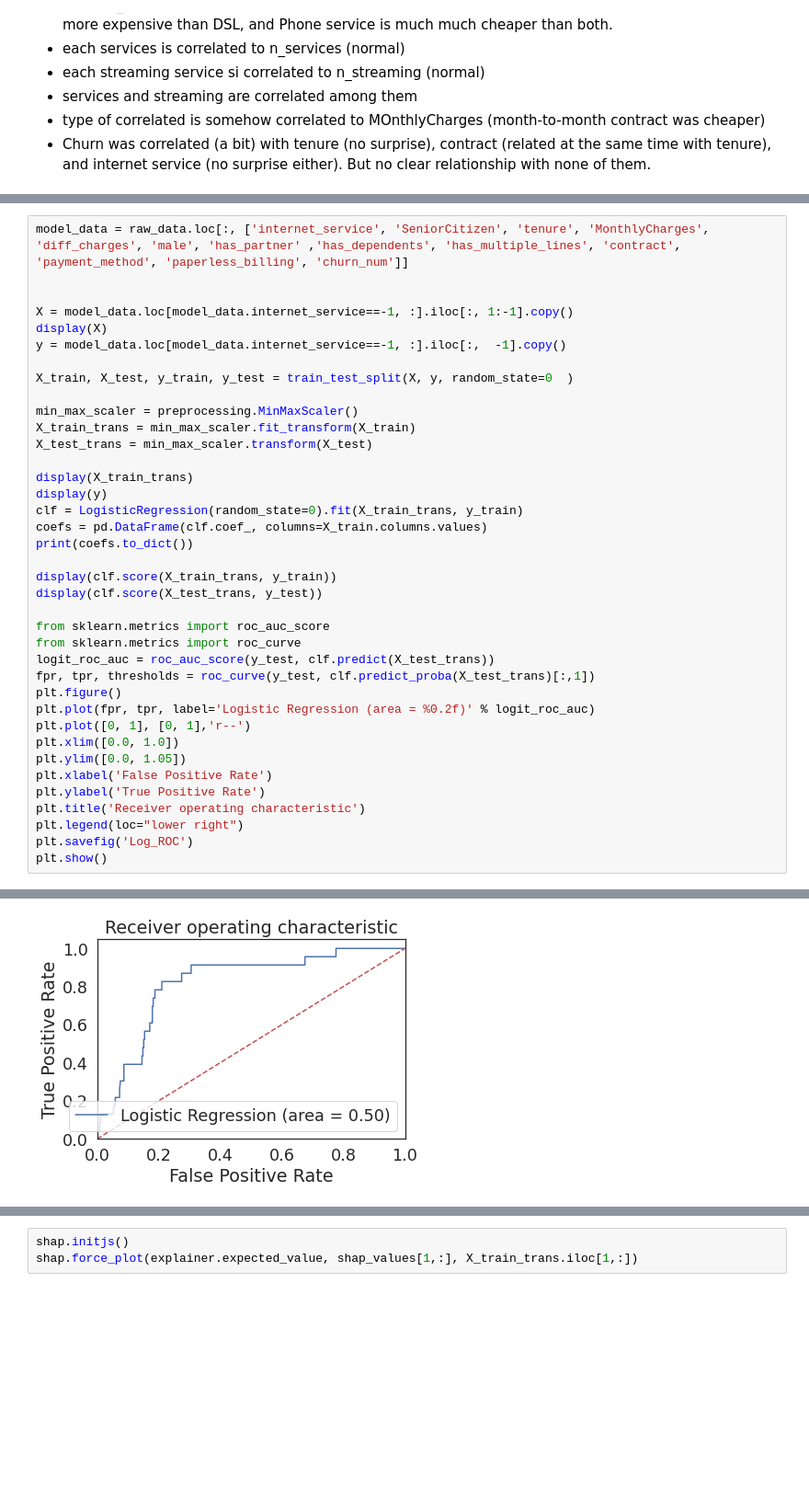
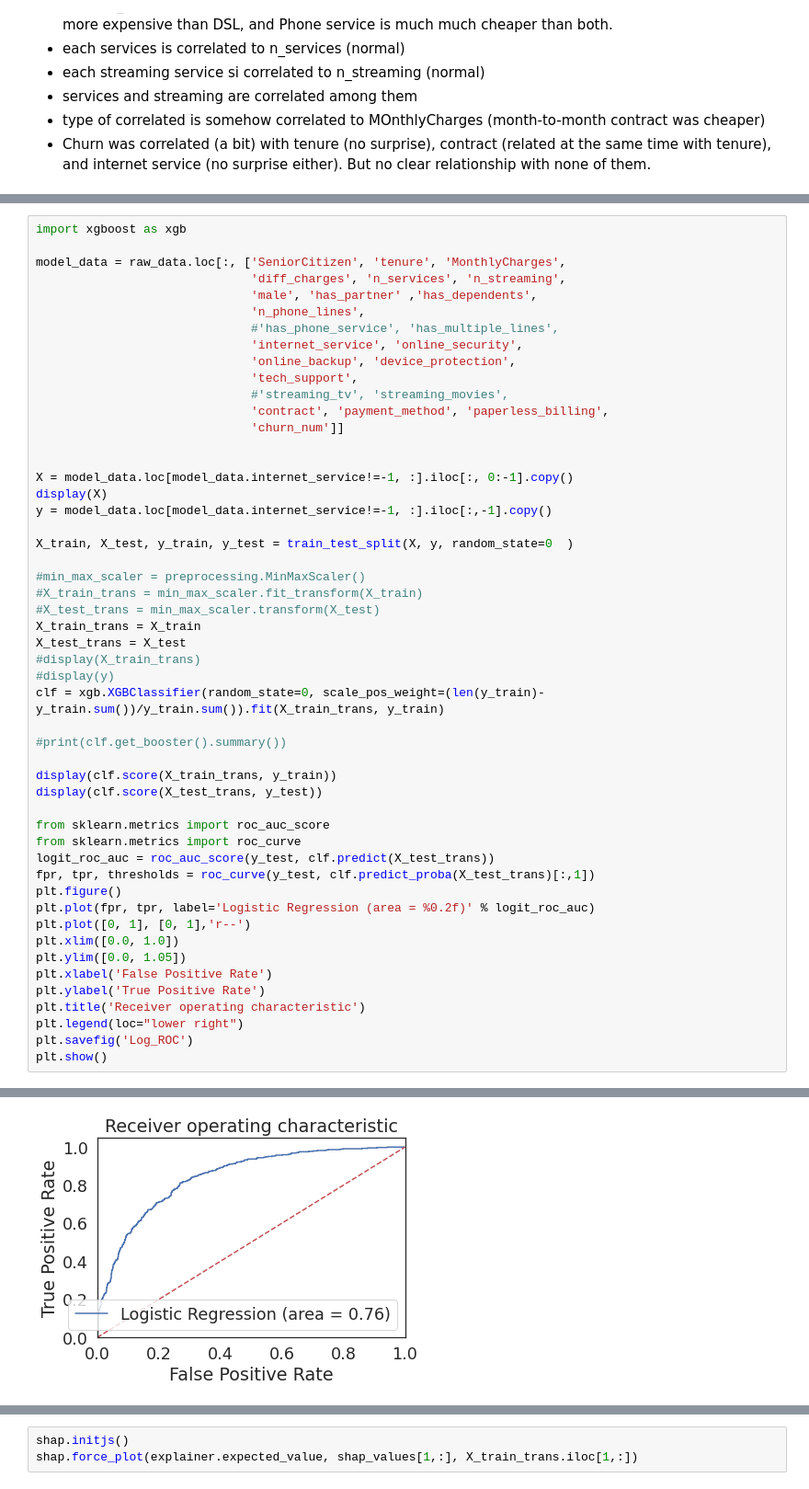
Before and after one commit to arcarrion/churn_prediction, a Jupyter notebook: notebooks/01_exploratory_analysis.ipynb, the cells around one changed output, grey strips where cells are left out. Shown at 92% size. Cells and saved outputs as stored; diff of their text form; blank space fills up the shorter version.

```diff
--- a/notebooks/01_exploratory_analysis.ipynb
+++ b/notebooks/01_exploratory_analysis.ipynb
@@ -1007,22 +1200,35 @@ print(classification_report(y_test, clf.predict(X_train_trans)))
 # %%
-model_data = raw_data.loc[:, ['internet_service', 'SeniorCitizen', 'tenure', 'MonthlyCharges', 'diff_charges', 'male', 'has_partner' ,'has_dependents', 'has_multiple_lines', 'contract', 'payment_method', 'paperless_billing', 'churn_num']]
+import xgboost as xgb
+
+model_data = raw_data.loc[:, ['SeniorCitizen', 'tenure', 'MonthlyCharges',
+                              'diff_charges', 'n_services', 'n_streaming',
+                              'male', 'has_partner' ,'has_dependents',
+                              'n_phone_lines',
+                              #'has_phone_service', 'has_multiple_lines',
+                              'internet_service', 'online_security',
+                              'online_backup', 'device_protection',
+                              'tech_support',
+                              #'streaming_tv', 'streaming_movies',
+                              'contract', 'payment_method', 'paperless_billing',
+                              'churn_num']]
 
 
-X = model_data.loc[model_data.internet_service==-1, :].iloc[:, 1:-1].copy()
+X = model_data.loc[model_data.internet_service!=-1, :].iloc[:, 0:-1].copy()
 display(X)
-y = model_data.loc[model_data.internet_service==-1, :].iloc[:,  -1].copy()
+y = model_data.loc[model_data.internet_service!=-1, :].iloc[:,-1].copy()
 
 X_train, X_test, y_train, y_test = train_test_split(X, y, random_state=0  )
 
-min_max_scaler = preprocessing.MinMaxScaler()
-X_train_trans = min_max_scaler.fit_transform(X_train)
-X_test_trans = min_max_scaler.transform(X_test)
+#min_max_scaler = preprocessing.MinMaxScaler()
+#X_train_trans = min_max_scaler.fit_transform(X_train)
+#X_test_trans = min_max_scaler.transform(X_test)
+X_train_trans = X_train
+X_test_trans = X_test
+#display(X_train_trans)
+#display(y)
+clf = xgb.XGBClassifier(random_state=0, scale_pos_weight=(len(y_train)-y_train.sum())/y_train.sum()).fit(X_train_trans, y_train)
 
-display(X_train_trans)
-display(y)
-clf = LogisticRegression(random_state=0).fit(X_train_trans, y_train)
-coefs = pd.DataFrame(clf.coef_, columns=X_train.columns.values)
-print(coefs.to_dict())
+#print(clf.get_booster().summary())
 
 display(clf.score(X_train_trans, y_train))
 display(clf.score(X_test_trans, y_test))
@@ -1087 +1267 @@ Name: churn_num, Length: 1520, dtype: int64
-[figure, old version]
+[figure, new version]
```
Also changed, not shown: parts of 17 cells of this notebook.
